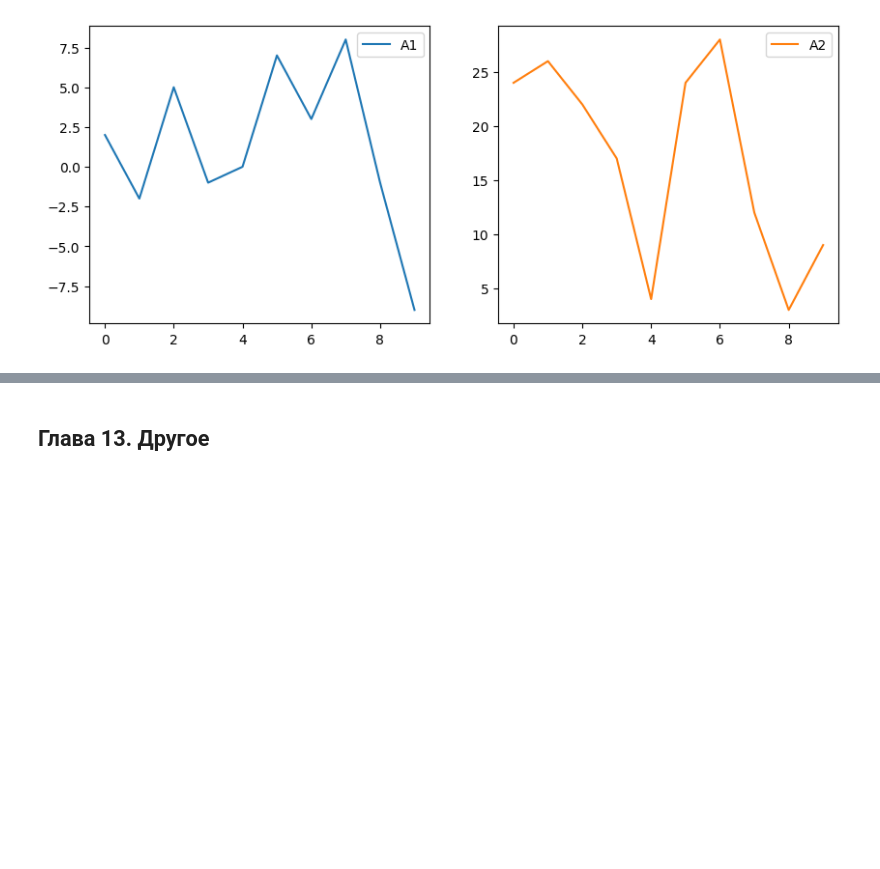
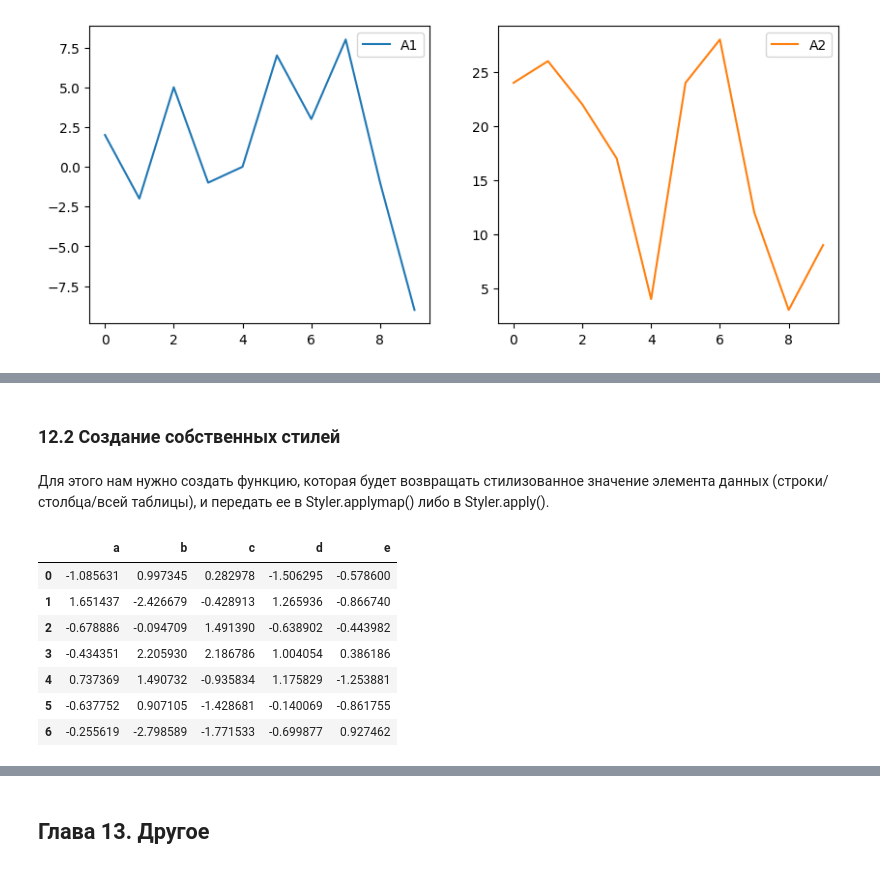
Before and after one commit to Jopel003/Python_Helper_-DS_and_Analytics-, a Jupyter notebook: 2. Pandas/Pandas_concentrat.ipynb, the cells around one changed output, grey strips where cells are left out. Saved outputs shown, nothing was run; the diff lists cells and outputs as text; code cells hidden in the pictures; blank space fills up the shorter version.

```diff
--- a/2. Pandas/Pandas_concentrat.ipynb
+++ b/2. Pandas/Pandas_concentrat.ipynb
@@ -1465,0 +1588,26 @@ array([[<Axes: >, <Axes: >]], dtype=object)
+# %% [markdown]
+### 12.2 Создание собственных стилей
+# %% [markdown]
+Для этого нам нужно создать функцию, которая будет возвращать
+стилизованное значение элемента данных (строки/столбца/всей
+таблицы), и передать ее в Styler.applymap() либо в Styler.apply().
+# %%
+# Пример задания цвета
+def font_color_mod(val):
+    color_val = "black"
+    if val < 0:
+        color_val = "red"
+    elif val >= 2:
+        color_val = "green"
+    return f"color: {color_val}"
+df_font_mod = df.style.applymap(font_color_mod)
+df_font_mod
+# %% [output]
+|  | a | b | c | d | e |
+| 0 | -1.085631 | 0.997345 | 0.282978 | -1.506295 | -0.578600 |
+| 1 | 1.651437 | -2.426679 | -0.428913 | 1.265936 | -0.866740 |
+| 2 | -0.678886 | -0.094709 | 1.491390 | -0.638902 | -0.443982 |
+| 3 | -0.434351 | 2.205930 | 2.186786 | 1.004054 | 0.386186 |
+| 4 | 0.737369 | 1.490732 | -0.935834 | 1.175829 | -1.253881 |
+| 5 | -0.637752 | 0.907105 | -1.428681 | -0.140069 | -0.861755 |
+| 6 | -0.255619 | -2.798589 | -1.771533 | -0.699877 | 0.927462 |
```
Also changed, not shown: parts of 17 cells of this notebook.
